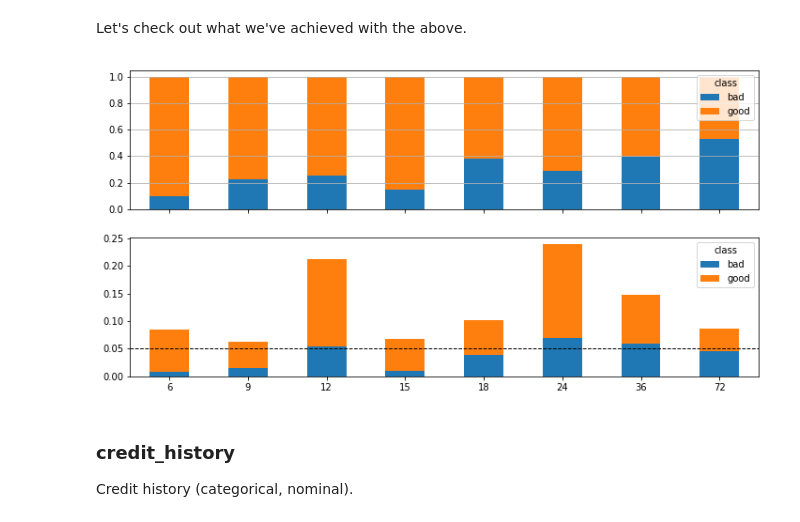
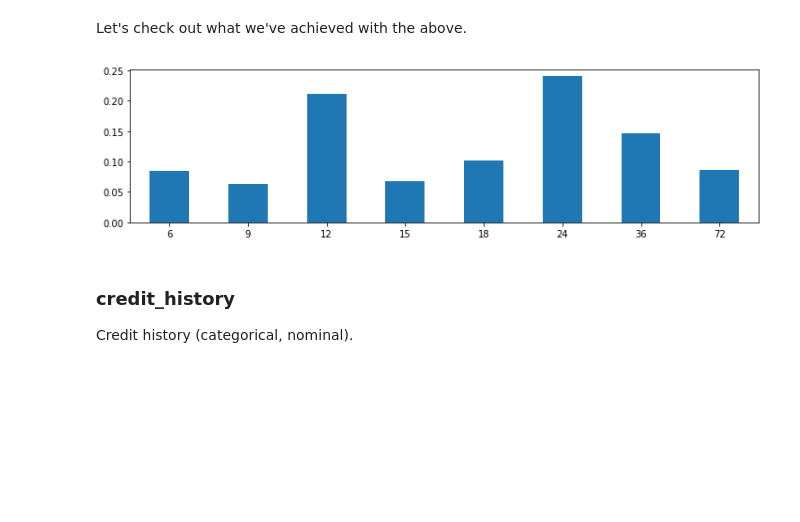
Before and after one commit to ayorgo/german-credit, a Jupyter notebook: exploration.ipynb, the cells around one changed output. Saved outputs shown, nothing was run; the diff lists cells and outputs as text; code cells hidden in the pictures; blank space fills up the shorter version.

```diff
--- a/exploration.ipynb
+++ b/exploration.ipynb
@@ -120,6 +124,9 @@ Let us now split the dataset into training and test subsets so we carry all the
 # gc.collect()
 # %%
 df = pd.read_csv('data/train.csv')
+# %%
+output = df['class'].map({'good': 0, 'bad': 1})
+df.drop('class', axis=1, inplace=True)
 # %% [markdown]
 ---
 # %% [markdown]
@@ -197,9 +200,9 @@ credit_usage = ThresholdBinner(0.05)
 # %% [markdown]
 Let's check out what we've achieved with the above.
 # %%
-plot_categorical(df, credit_usage.fit_transform(df[['credit_usage']]).reshape(-1))
+plot_categorical(pd.Series(credit_usage.fit_transform(df[['credit_usage']]).reshape(-1)))
 # %% [output]
-[figure, old version]
+[figure, new version]
 # %% [markdown]
 ### **credit_history**
 Credit history (categorical, nominal).
```
Also changed, not shown: parts of 100 cells of this notebook, 1 other file.
